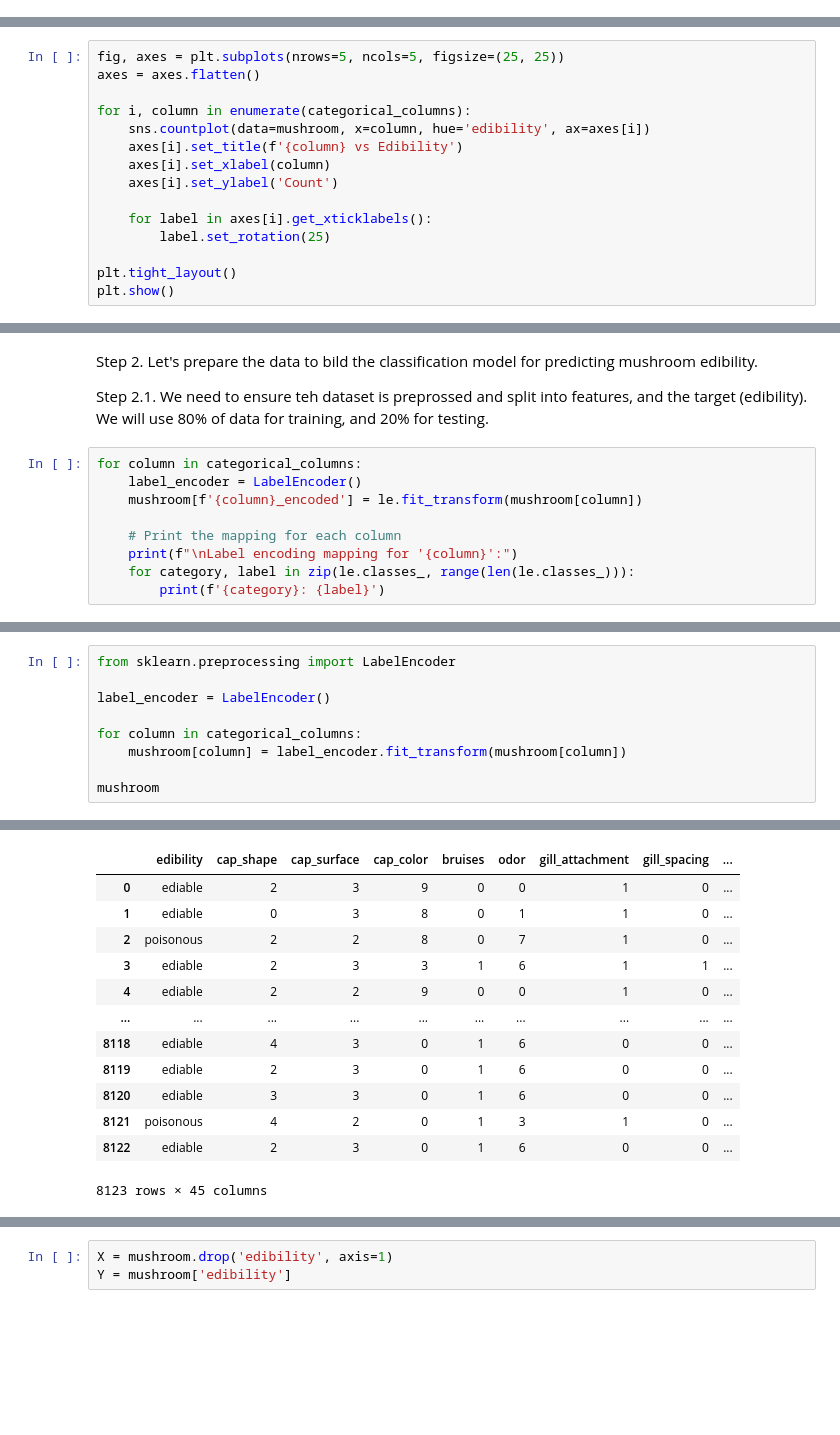
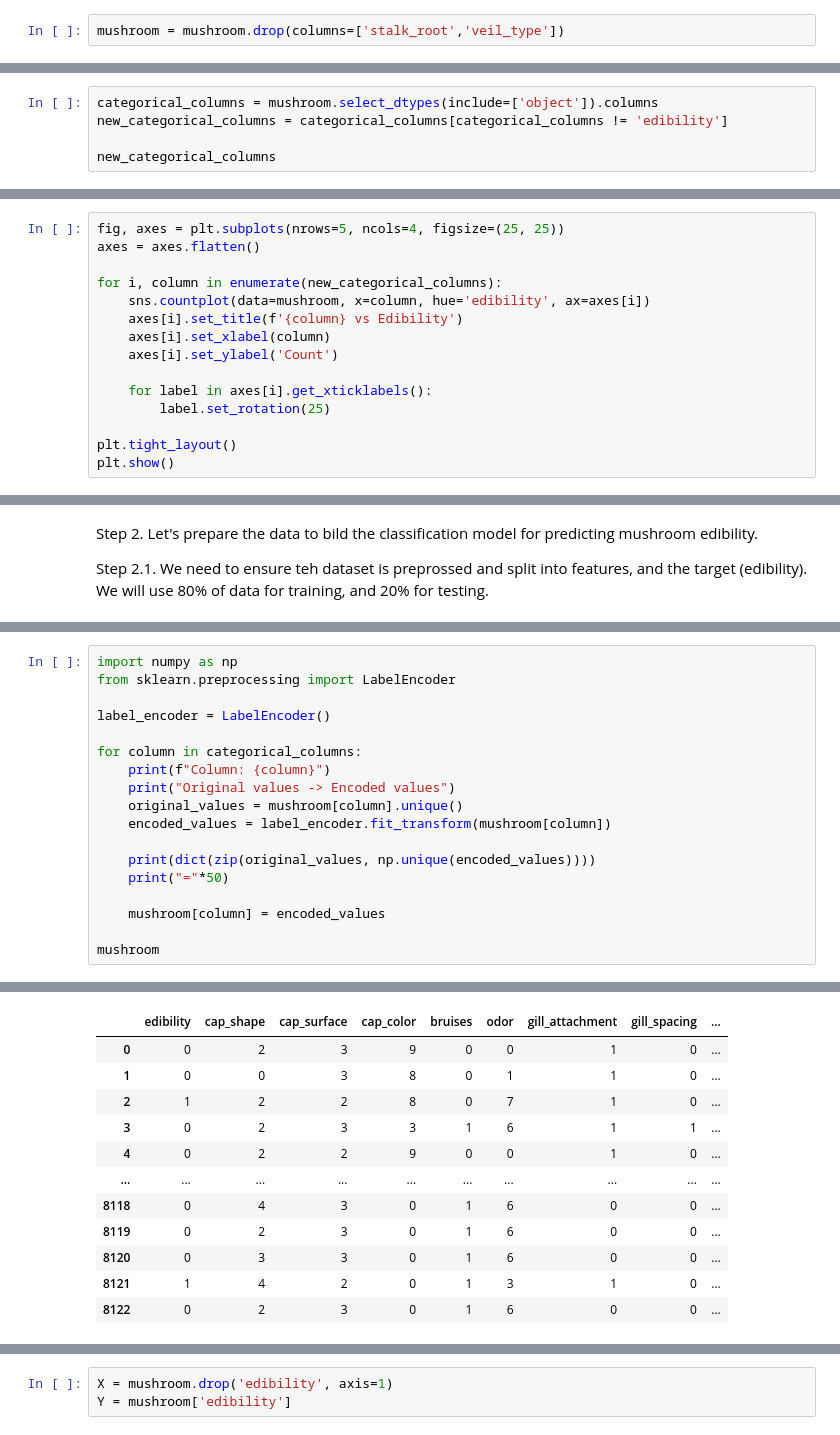
Before and after one commit to IL-BioByte/Mushrooms, a Jupyter notebook: prediction.ipynb, the cells around one changed output, grey strips where cells are left out. Drawn from its saved outputs; the diff is of its cells as text; blank space fills up the shorter version.

```diff
--- a/prediction.ipynb
+++ b/prediction.ipynb
@@ -135,0 +171,2 @@ missing_value_count
+# %%
+mushroom = mushroom.drop(columns=['stalk_root','veil_type'])
@@ -146,0 +195,5 @@ categorical_columns = ['cap_shape', 'cap_surface', 'cap_color', 'bruises', 'odor
+# %%
+categorical_columns = mushroom.select_dtypes(include=['object']).columns
+new_categorical_columns = categorical_columns[categorical_columns != 'edibility']
+
+new_categorical_columns
@@ -147,8 +230,8 @@ categorical_columns = ['cap_shape', 'cap_surface', 'cap_color', 'bruises', 'odor
 # %%
-fig, axes = plt.subplots(nrows=5, ncols=5, figsize=(25, 25))
+fig, axes = plt.subplots(nrows=5, ncols=4, figsize=(25, 25))
 axes = axes.flatten()
 
-for i, column in enumerate(categorical_columns):
+for i, column in enumerate(new_categorical_columns):
     sns.countplot(data=mushroom, x=column, hue='edibility', ax=axes[i])
     axes[i].set_title(f'{column} vs Edibility')
     axes[i].set_xlabel(column)
@@ -165,12 +261,3 @@ plt.show()
 Step 2. Let's prepare the data to bild the classification model for predicting mushroom edibility.
 
 Step 2.1. We need to ensure teh dataset is preprossed and split into features, and the target (edibility). We will use 80% of data for training, and 20% for testing.
-# %%
-for column in categorical_columns:
-    label_encoder = LabelEncoder()
-    mushroom[f'{column}_encoded'] = le.fit_transform(mushroom[column])
-
-    # Print the mapping for each column
-    print(f"\nLabel encoding mapping for '{column}':")
-    for category, label in zip(le.classes_, range(len(le.classes_))):
-        print(f'{category}: {label}')
@@ -195,10 +264,19 @@ woods: 6
 # %%
+import numpy as np
 from sklearn.preprocessing import LabelEncoder
 
 label_encoder = LabelEncoder()
 
 for column in categorical_columns:
-    mushroom[column] = label_encoder.fit_transform(mushroom[column])
+    print(f"Column: {column}")
+    print("Original values -> Encoded values")
+    original_values = mushroom[column].unique()
+    encoded_values = label_encoder.fit_transform(mushroom[column])
+
+    print(dict(zip(original_values, np.unique(encoded_values))))
+    print("="*50)
+
+    mushroom[column] = encoded_values
 
 mushroom
 # %% [output]
@@ -205,13 +300,12 @@ mushroom
 |  | edibility | cap_shape | cap_surface | cap_color | bruises | odor | gill_attachment | gill_spacing | ... |
-| 0 | ediable | 2 | 3 | 9 | 0 | 0 | 1 | 0 | ... |
-| 1 | ediable | 0 | 3 | 8 | 0 | 1 | 1 | 0 | ... |
-| 2 | poisonous | 2 | 2 | 8 | 0 | 7 | 1 | 0 | ... |
-| 3 | ediable | 2 | 3 | 3 | 1 | 6 | 1 | 1 | ... |
-| 4 | ediable | 2 | 2 | 9 | 0 | 0 | 1 | 0 | ... |
+| 0 | 0 | 2 | 3 | 9 | 0 | 0 | 1 | 0 | ... |
+| 1 | 0 | 0 | 3 | 8 | 0 | 1 | 1 | 0 | ... |
+| 2 | 1 | 2 | 2 | 8 | 0 | 7 | 1 | 0 | ... |
+| 3 | 0 | 2 | 3 | 3 | 1 | 6 | 1 | 1 | ... |
+| 4 | 0 | 2 | 2 | 9 | 0 | 0 | 1 | 0 | ... |
 | ... | ... | ... | ... | ... | ... | ... | ... | ... | ... |
-| 8118 | ediable | 4 | 3 | 0 | 1 | 6 | 0 | 0 | ... |
-| 8119 | ediable | 2 | 3 | 0 | 1 | 6 | 0 | 0 | ... |
-| 8120 | ediable | 3 | 3 | 0 | 1 | 6 | 0 | 0 | ... |
-| 8121 | poisonous | 4 | 2 | 0 | 1 | 3 | 1 | 0 | ... |
-| 8122 | ediable | 2 | 3 | 0 | 1 | 6 | 0 | 0 | ... |
+| 8118 | 0 | 4 | 3 | 0 | 1 | 6 | 0 | 0 | ... |
+| 8119 | 0 | 2 | 3 | 0 | 1 | 6 | 0 | 0 | ... |
+| 8120 | 0 | 3 | 3 | 0 | 1 | 6 | 0 | 0 | ... |
+| 8121 | 1 | 4 | 2 | 0 | 1 | 3 | 1 | 0 | ... |
+| 8122 | 0 | 2 | 3 | 0 | 1 | 6 | 0 | 0 | ... |
-8123 rows × 45 columns
```
Also changed, not shown: parts of 31 cells of this notebook.
